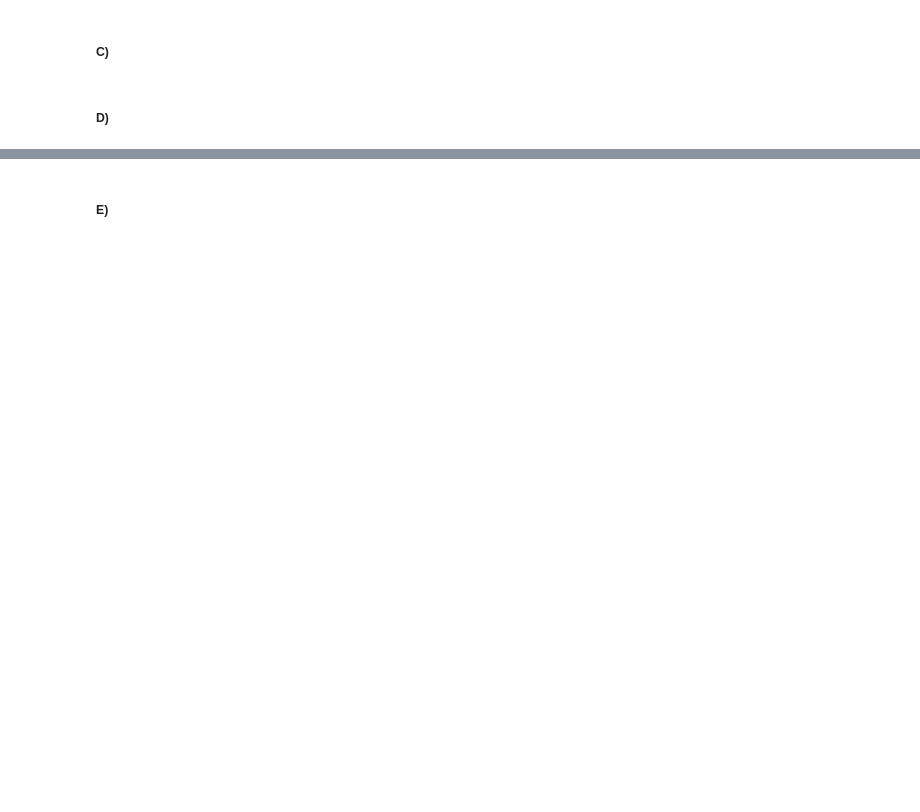
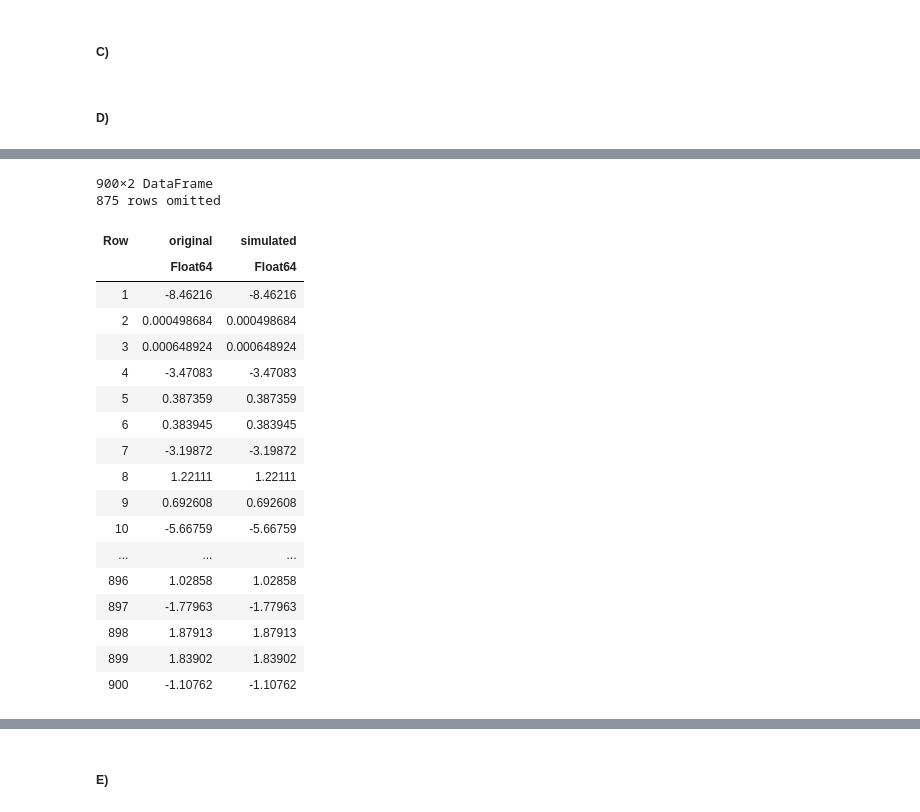
Before and after one commit to Erick-0M/problem-set-io, a Jupyter notebook: code/scripts/pset_io.ipynb, the cells around one changed output, grey strips where cells are left out. Cells and saved outputs as stored; diff of their text form; code cells hidden in the pictures; blank space fills up the shorter version.

```diff
--- a/code/scripts/pset_io.ipynb
+++ b/code/scripts/pset_io.ipynb
@@ -790,0 +953,23 @@ Reached max number of iterations
+# %%
+DataFrame(original = vec(model.elas), simulated =  vec(model.elas))
+# %% [output]
+900×2 DataFrame
+875 rows omitted
+| Row | original | simulated |
+|  | Float64 | Float64 |
+| 1 | -8.46216 | -8.46216 |
+| 2 | 0.000498684 | 0.000498684 |
+| 3 | 0.000648924 | 0.000648924 |
+| 4 | -3.47083 | -3.47083 |
+| 5 | 0.387359 | 0.387359 |
+| 6 | 0.383945 | 0.383945 |
+| 7 | -3.19872 | -3.19872 |
+| 8 | 1.22111 | 1.22111 |
+| 9 | 0.692608 | 0.692608 |
+| 10 | -5.66759 | -5.66759 |
+| ... | ... | ... |
+| 896 | 1.02858 | 1.02858 |
+| 897 | -1.77963 | -1.77963 |
+| 898 | 1.87913 | 1.87913 |
+| 899 | 1.83902 | 1.83902 |
+| 900 | -1.10762 | -1.10762 |
```
Also changed, not shown: parts of 61 cells of this notebook, 1 other file.
